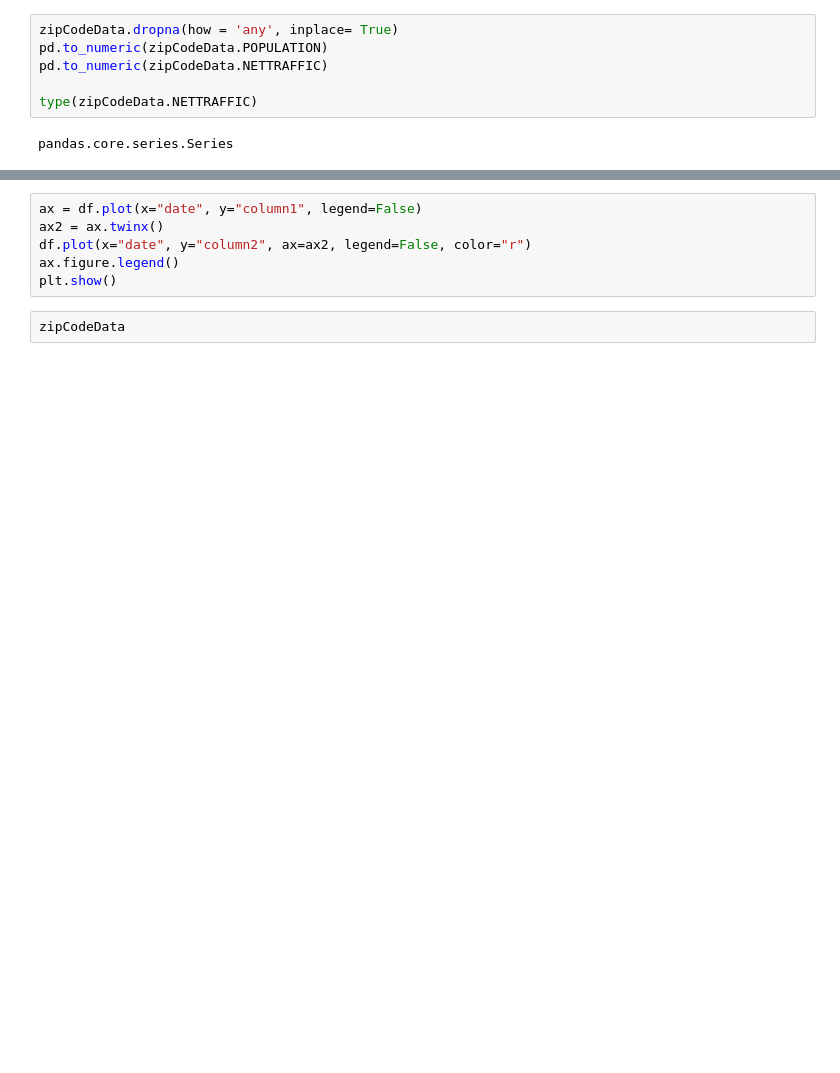
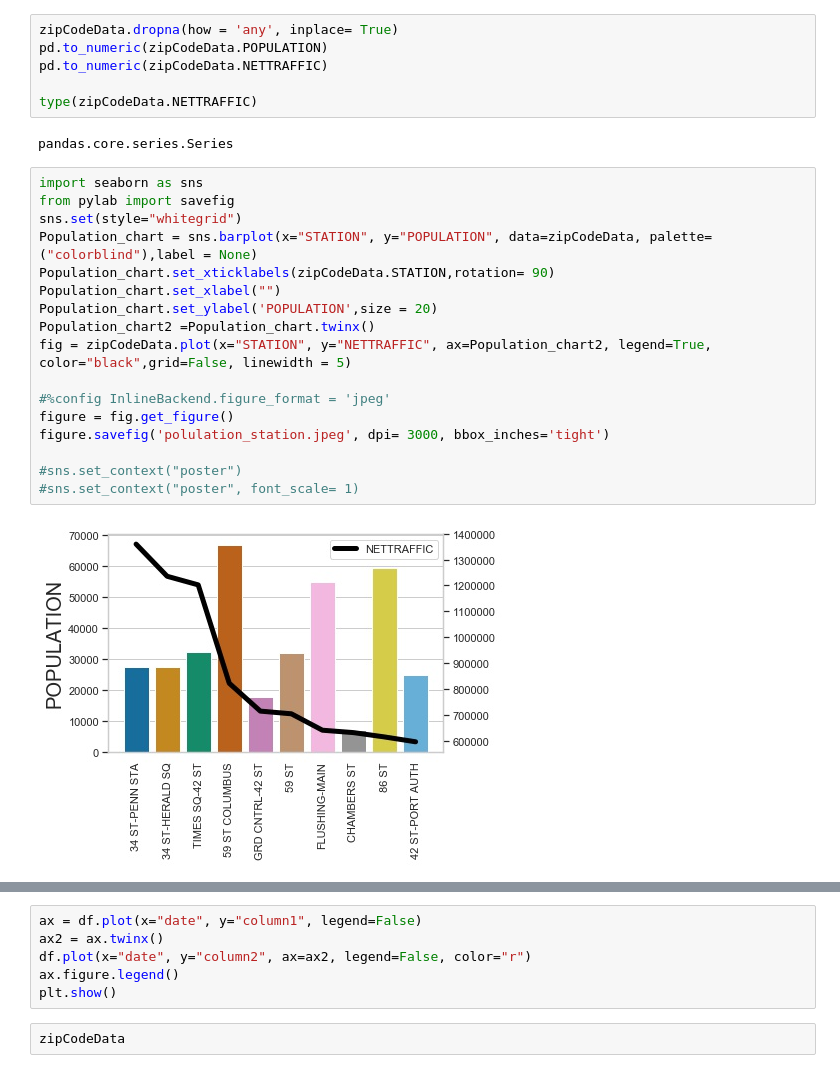
Before and after one commit to dynogravelso/benson_group_2, a Jupyter notebook: ZipcodeDemog.ipynb, the cells around one changed output, grey strips where cells are left out. Drawn from its saved outputs; the diff is of its cells as text; blank space fills up the shorter version.

```diff
--- a/ZipcodeDemog.ipynb
+++ b/ZipcodeDemog.ipynb
@@ -22,3 +22,22 @@ pd.to_numeric(zipCodeData.NETTRAFFIC)
 type(zipCodeData.NETTRAFFIC)
 # %% [output]
 pandas.core.series.Series
+# %%
+import seaborn as sns
+from pylab import savefig
+sns.set(style="whitegrid")
+Population_chart = sns.barplot(x="STATION", y="POPULATION", data=zipCodeData, palette=("colorblind"),label = None)
+Population_chart.set_xticklabels(zipCodeData.STATION,rotation= 90)
+Population_chart.set_xlabel("")
+Population_chart.set_ylabel('POPULATION',size = 20)
+Population_chart2 =Population_chart.twinx()
+fig = zipCodeData.plot(x="STATION", y="NETTRAFFIC", ax=Population_chart2, legend=True, color="black",grid=False, linewidth = 5)
+
+#%config InlineBackend.figure_format = 'jpeg'
+figure = fig.get_figure()
+figure.savefig('polulation_station.jpeg', dpi= 3000, bbox_inches='tight')
+
+#sns.set_context("poster")
+#sns.set_context("poster", font_scale= 1)
+# %% [output]
+[figure, added]
```
Also changed, not shown: parts of 5 cells of this notebook, 9 other files.
